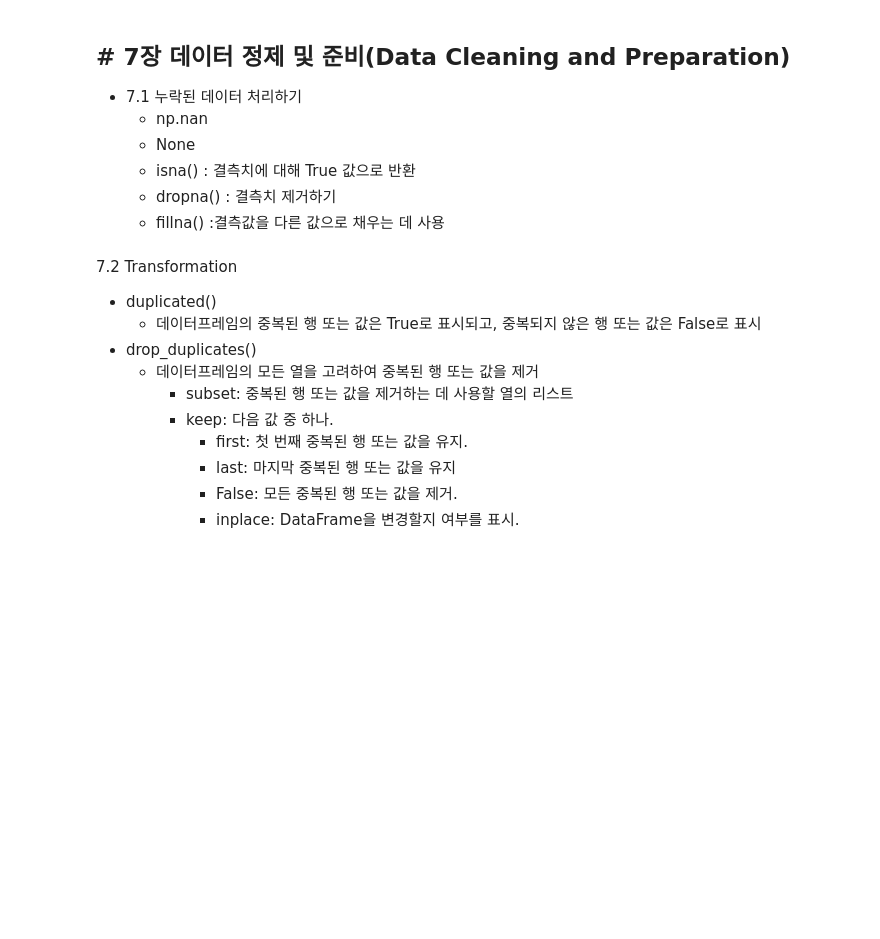
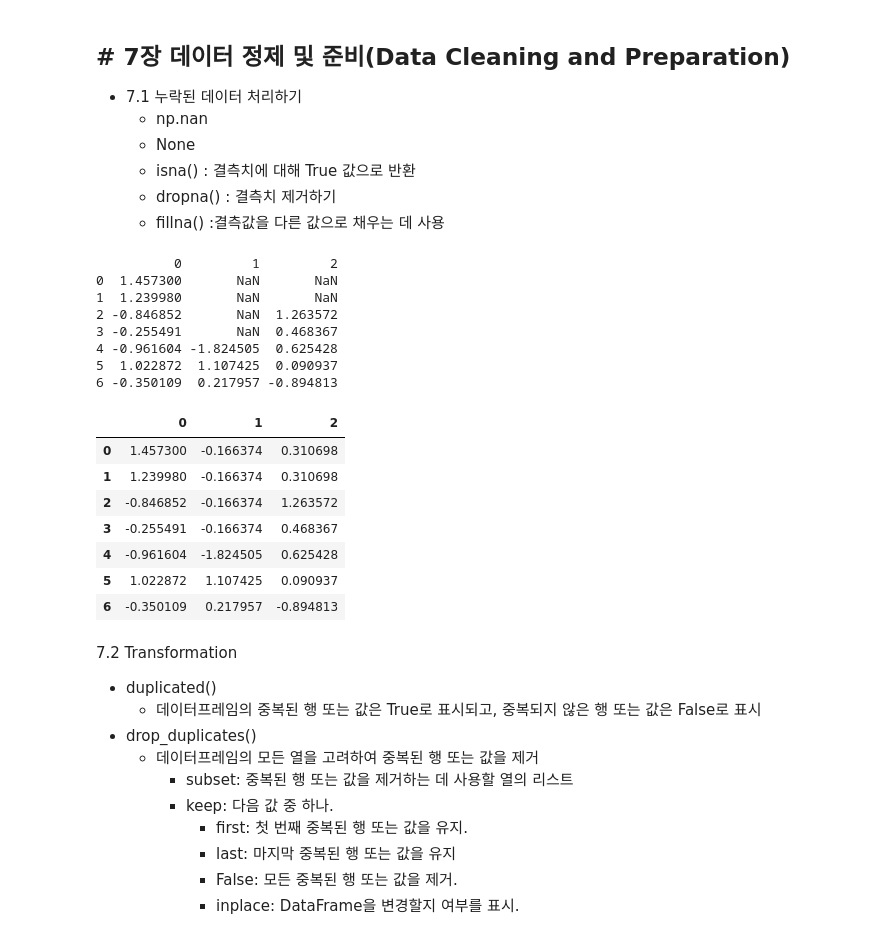
Before and after one commit to euhkim/python_basic_2, a Jupyter notebook: data_analysis_05_01_class.ipynb, the cells around one changed output. Cells and saved outputs as stored; diff of their text form; code cells hidden in the pictures; blank space fills up the shorter version.

```diff
--- a/data_analysis_05_01_class.ipynb
+++ b/data_analysis_05_01_class.ipynb
@@ -30,23 +32,50 @@ plt.rcParams["font.family"] = 'Malgun Gothic'
   * fillna() :결측값을 다른 값으로 채우는 데 사용
 # %%
 # ex : 다음 주어진 결측치을 담고 있는 데이터프레임에 대해 정제 작업하기
+# DataFrame with null values
+data = np.random.standard_normal((7, 3))# (행크기, 열크기) -> 21개
 
-df = pd.DataFrame(np.random.standard_normal((7, 3)))
+df = pd.DataFrame(data)
+df
+
+# 결측치 추가
 df.iloc[:4, 1] = np.nan
 df.iloc[:2, 2] = np.nan
+df
 
-
-#1. 결측치 확인 및 처리
+#1. 결측치 확인
 df.isna()
 
-filtered = df.dropna()
+# 1-1 결측치 제거
+filtered = df.dropna() # 결측치를 포함한 행을 제거
 filtered
 
-#2. 색인 재설정
-filtered.reset_index(drop=True)
+#1-2. 색인 재설정
+filtered.reset_index(drop = True)
 
-#3. 결측치를 평균값으로 채우기
+#3. 결측치를 평균값으로 채우기!!!
+#3-1 데이터셋의 대표값 : 평균, 중앙값, 최대값, 최소값 등
+print(df)
+print()
+df.mean()
 df.fillna(df.mean())
+# %% [output]
+          0         1         2
+0  1.457300       NaN       NaN
+1  1.239980       NaN       NaN
+2 -0.846852       NaN  1.263572
+3 -0.255491       NaN  0.468367
+4 -0.961604 -1.824505  0.625428
+5  1.022872  1.107425  0.090937
+6 -0.350109  0.217957 -0.894813
+|  | 0 | 1 | 2 |
+| 0 | 1.457300 | -0.166374 | 0.310698 |
+| 1 | 1.239980 | -0.166374 | 0.310698 |
+| 2 | -0.846852 | -0.166374 | 1.263572 |
+| 3 | -0.255491 | -0.166374 | 0.468367 |
+| 4 | -0.961604 | -1.824505 | 0.625428 |
+| 5 | 1.022872 | 1.107425 | 0.090937 |
+| 6 | -0.350109 | 0.217957 | -0.894813 |
 # %% [markdown]
 7.2 Transformation
 * duplicated()
```
Also changed, not shown: parts of 23 cells of this notebook.
